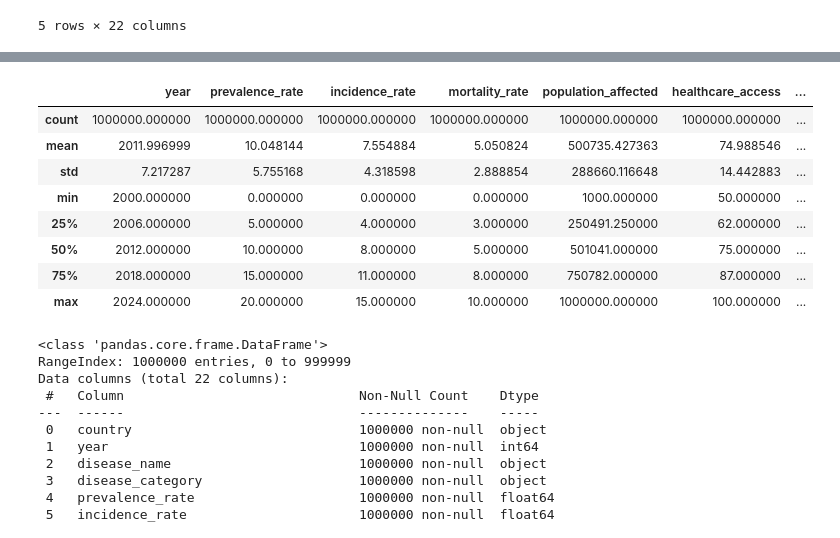
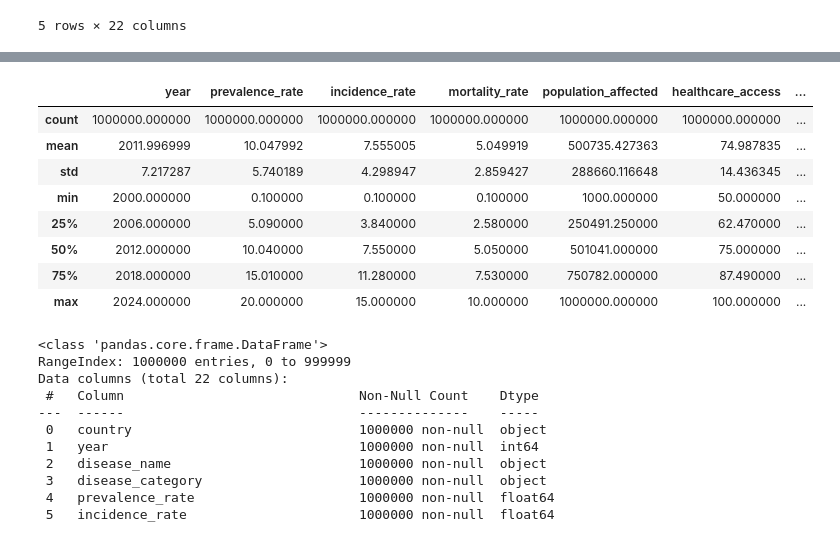
Before and after one commit to brandonhayes13/Project_4, a Jupyter notebook: Health.ipynb, the cells around one changed output, grey strips where cells are left out. Drawn from its saved outputs; the diff is of its cells as text; code cells hidden in the pictures.

```diff
--- a/Health.ipynb
+++ b/Health.ipynb
@@ -8,5 +9,5 @@ from sklearn.metrics import accuracy_score
 # %%
-health_df = pd.read_csv("Global Health Statistics.csv")
+health_df = pd.read_csv("../Global Health Statistics.csv")
 health_df.head()
 # %% [output]
 |  | country | year | disease_name | disease_category | prevalence_rate | incidence_rate | mortality_rate | ... |
@@ -56,0 +20,3 @@ health_df_rounded
+# %%
+health_df['recovery_rate'] = health_df['recovery_rate'].round()
+health_df
@@ -57,13 +37,13 @@ health_df_rounded
 # %%
-health_df_rounded.describe()
+health_df.describe()
 # %% [output]
 |  | year | prevalence_rate | incidence_rate | mortality_rate | population_affected | healthcare_access | ... |
 | count | 1000000.000000 | 1000000.000000 | 1000000.000000 | 1000000.000000 | 1000000.000000 | 1000000.000000 | ... |
-| mean | 2011.996999 | 10.048144 | 7.554884 | 5.050824 | 500735.427363 | 74.988546 | ... |
-| std | 7.217287 | 5.755168 | 4.318598 | 2.888854 | 288660.116648 | 14.442883 | ... |
-| min | 2000.000000 | 0.000000 | 0.000000 | 0.000000 | 1000.000000 | 50.000000 | ... |
-| 25% | 2006.000000 | 5.000000 | 4.000000 | 3.000000 | 250491.250000 | 62.000000 | ... |
-| 50% | 2012.000000 | 10.000000 | 8.000000 | 5.000000 | 501041.000000 | 75.000000 | ... |
-| 75% | 2018.000000 | 15.000000 | 11.000000 | 8.000000 | 750782.000000 | 87.000000 | ... |
+| mean | 2011.996999 | 10.047992 | 7.555005 | 5.049919 | 500735.427363 | 74.987835 | ... |
+| std | 7.217287 | 5.740189 | 4.298947 | 2.859427 | 288660.116648 | 14.436345 | ... |
+| min | 2000.000000 | 0.100000 | 0.100000 | 0.100000 | 1000.000000 | 50.000000 | ... |
+| 25% | 2006.000000 | 5.090000 | 3.840000 | 2.580000 | 250491.250000 | 62.470000 | ... |
+| 50% | 2012.000000 | 10.040000 | 7.550000 | 5.050000 | 501041.000000 | 75.000000 | ... |
+| 75% | 2018.000000 | 15.010000 | 11.280000 | 7.530000 | 750782.000000 | 87.490000 | ... |
 | max | 2024.000000 | 20.000000 | 15.000000 | 10.000000 | 1000000.000000 | 100.000000 | ... |
 # %%
```
Also changed, not shown: parts of 57 cells of this notebook, 3 other files.
